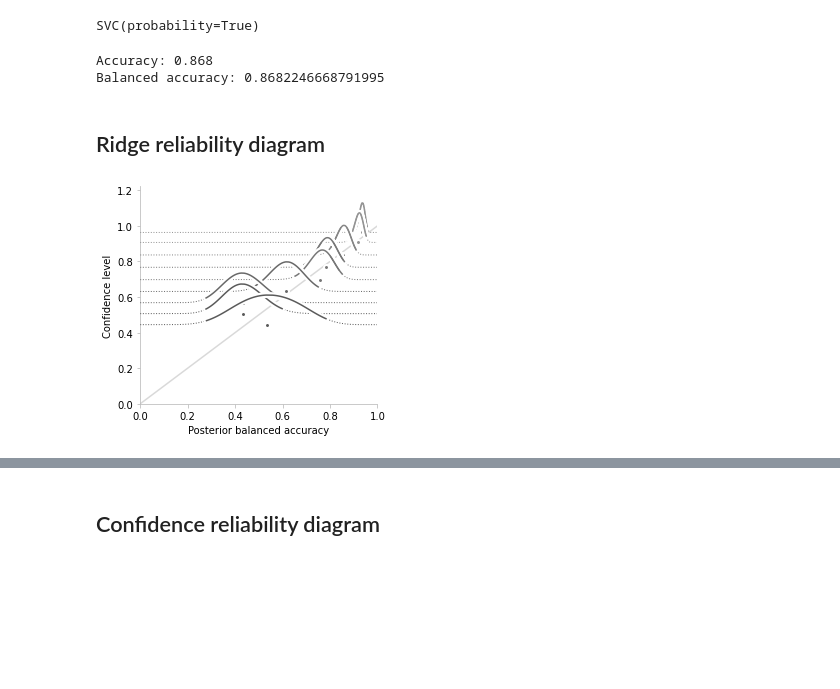
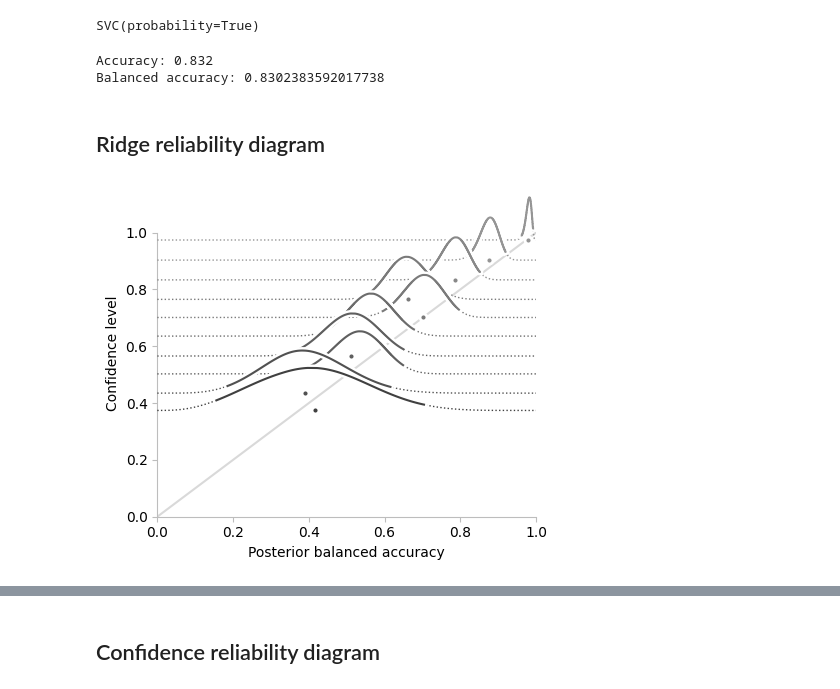
Before and after one commit to MaximLippeveld/riverreliability, a Jupyter notebook: notebooks/plots.ipynb, the cells around one changed output, grey strips where cells are left out. Cells and saved outputs as stored; diff of their text form; code cells hidden in the pictures; blank space fills up the shorter version.

Commit message:
Add docs + improve limits on ridge diagram

```diff
--- a/notebooks/plots.ipynb
+++ b/notebooks/plots.ipynb
@@ -36,6 +36,7 @@ def _decorate_ax(ax:matplotlib.axes.Axes):
     """
 
     ax.set_xlim(0, 1)
+    ax.set_ylim(0, 1)
     ax.spines["top"].set_visible(False)
     ax.spines["right"].set_visible(False)
     plt.setp(ax.spines.values(), color=cm.tab20c(18))
@@ -54,7 +55,7 @@ class clipped_cm:
 # %%
 np.random.seed(42)
 # %%
-X, y = sklearn.datasets.make_classification(n_samples=5000, n_features=5, n_informative=3, n_classes=3)
+X, y = sklearn.datasets.make_classification(n_samples=5000, n_features=12, n_informative=3, n_classes=3)
 X_train, X_test, y_train, y_test = sklearn.model_selection.train_test_split(X, y, test_size=0.2, shuffle=True)
 # %%
 logreg = sklearn.svm.SVC(probability=True)
@@ -68,8 +69,8 @@ y_probs = logreg.predict_proba(X_test)
 print(f"Accuracy: {accuracy_score(y_test, y_probs.argmax(axis=1))}")
 print(f"Balanced accuracy: {balanced_accuracy_score(y_test, y_probs.argmax(axis=1))}")
 # %% [output]
-Accuracy: 0.868
-Balanced accuracy: 0.8682246668791995
+Accuracy: 0.832
+Balanced accuracy: 0.8302383592017738
 # %% [markdown]
 ## Ridge reliability diagram
 # %%
@@ -81,8 +82,9 @@ def ridge_diagram(beta_distributions_per_bin:np.array, proportions_per_bin:np.ar
 
     cmap = clipped_cm(len(proportions_per_bin))
 
-    y_max = 1+1/(len(beta_distributions_per_bin)/2)
+    y_max = 1+1/(len(beta_distributions_per_bin)/1.5)
     ax.set_ylim(0, y_max)
+    ax.spines["left"].set_bounds(low=0., high=1.0)
 
     sorted_idx = np.argsort(proportions_per_bin)
 
@@ -136,8 +138,8 @@ def ridge_diagram(beta_distributions_per_bin:np.array, proportions_per_bin:np.ar
             # ax.plot([0, 1], [proportion, proportion], color=cmap(1-proportion), linestyle="dotted", lw=1, alpha=0.5, zorder=layer[1])
 
             idx = [j for j,p in enumerate(x) if prob_interval[0] <= p <= prob_interval[1]]
-            ax.plot(x[idx], beta_norm[idx]+proportion, 'r-', lw=1.5, color=cmap(1-proportion), zorder=layer[3])
-            ax.plot(x[idx], beta_norm[idx]+proportion, 'r-', lw=6, color="white", zorder=layer[2])
+            ax.plot(x[idx], beta_norm[idx]+proportion, 'r-', lw=1.5, color=cmap(1-proportion), zorder=layer[3], clip_on=False)
+            ax.plot(x[idx], beta_norm[idx]+proportion, 'r-', lw=5, color="white", zorder=layer[2], clip_on=False)
 
         # plot extra marker at distribution mode
         ax.scatter(dist_mean, proportion, color=cmap(1-proportion), edgecolor="white", linewidth=2, s=25, zorder=layer[2])
@@ -186,10 +188,12 @@ def ridge_reliability_diagram(y_probs:np.array, y_preds:np.array, y_true:np.arra
 
     ridge_diagram(distributions, proportions, plot_densities, ax)
 # %%
-fig, ax = plt.subplots(subplot_kw={"aspect": 0.75}, dpi=72)
+fig, ax = plt.subplots(subplot_kw={"aspect": 0.75}, dpi=100, tight_layout=True)
 ridge_reliability_diagram(y_probs, y_probs.argmax(axis=1), y_test, ax, bins=15)
+
+plt.savefig("ridge_example.pdf")
 # %% [output]
-[figure, old version]
+[figure, new version]
 # %%
 # export
 
```
Also changed, not shown: parts of 4 cells of this notebook, 9 other files.
